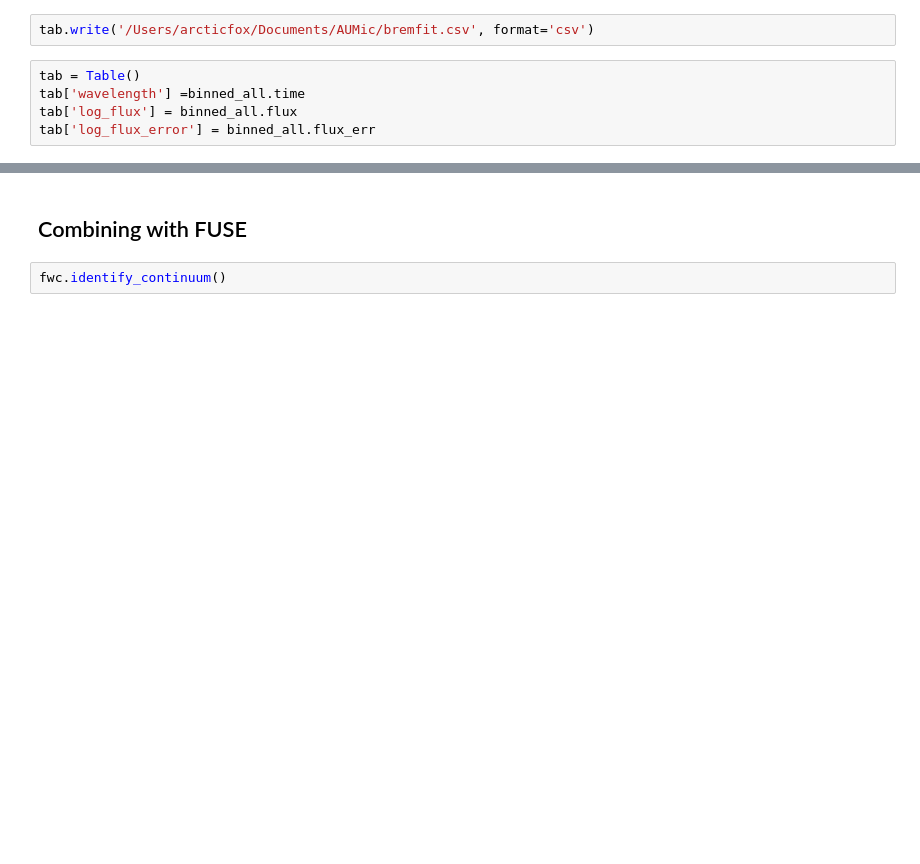
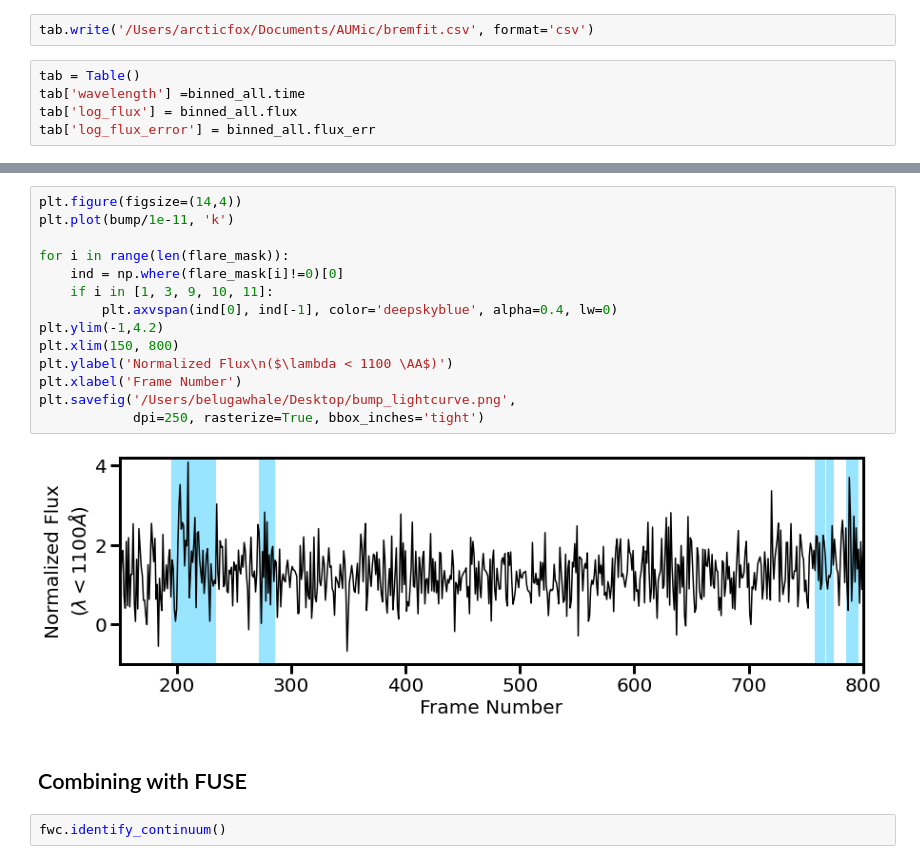
Before and after one commit to afeinstein20/cos_flares, a Jupyter notebook: notebooks/blackbody_fits.ipynb, the cells around one changed output, grey strips where cells are left out. Saved outputs shown, nothing was run; the diff lists cells and outputs as text; blank space fills up the shorter version.

```diff
--- a/notebooks/blackbody_fits.ipynb
+++ b/notebooks/blackbody_fits.ipynb
@@ -380,3 +572,19 @@ tab['log_flux_error'] = binned_all.flux_err
+# %%
+plt.figure(figsize=(14,4))
+plt.plot(bump/1e-11, 'k')
+
+for i in range(len(flare_mask)):
+    ind = np.where(flare_mask[i]!=0)[0]
+    if i in [1, 3, 9, 10, 11]:
+        plt.axvspan(ind[0], ind[-1], color='deepskyblue', alpha=0.4, lw=0)
+plt.ylim(-1,4.2)
+plt.xlim(150, 800)
+plt.ylabel('Normalized Flux\n($\lambda < 1100 \AA$)')
+plt.xlabel('Frame Number')
+plt.savefig('/Users/belugawhale/Desktop/bump_lightcurve.png',
+            dpi=250, rasterize=True, bbox_inches='tight')
+# %% [output]
+[figure, added]
 # %% [markdown]
 ## Combining with FUSE
 # %%
```
Also changed, not shown: parts of 31 cells of this notebook, 15 other files.
